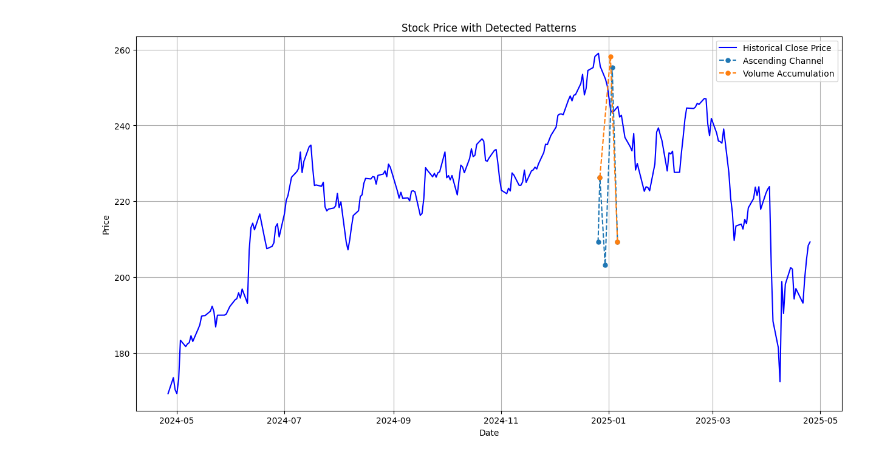
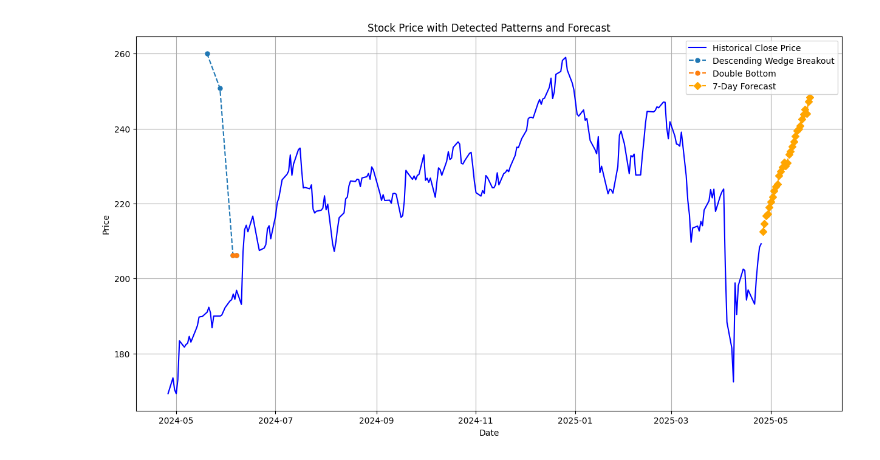
Before and after one commit to jsnthung/pelican-predict, a Jupyter notebook: backend/src/technical_analysis/stock_visualizations.ipynb, the cells around one changed output. Saved outputs shown, nothing was run; the diff lists cells and outputs as text; code cells hidden in the pictures.

```diff
--- a/backend/src/technical_analysis/stock_visualizations.ipynb
+++ b/backend/src/technical_analysis/stock_visualizations.ipynb
@@ -24,44 +24,61 @@ history_df["timestamp"] = pd.to_datetime(history_df["timestamp"], errors="coerce
 history_df = history_df.dropna(subset=["timestamp"])
 
 # 5. Load the latest forecast
-latest_forecast = collection_forecast.find().sort("timestamp", -1).limit(1)[0]["forecast"]
+latest_forecast_doc = collection_forecast.find().sort("timestamp", -1).limit(1)[0]
+latest_forecast = latest_forecast_doc["forecast"]
+weekly_forecast = latest_forecast.get("weekly_forecast", [])
 
 # 6. Create figure
 plt.figure(figsize=(15, 8))
 
 # 7. Plot historical close prices
 plt.plot(history_df["timestamp"], history_df["close"], label="Historical Close Price", color="blue")
 
-# 8. Plot detected patterns (connect supporting points)
-for pattern in latest_forecast["detected_patterns"]:
+# 8. Plot detected patterns (connect supporting points properly)
+for pattern in latest_forecast.get("detected_patterns", []):
     pattern_name = pattern["pattern_name"]
     dates = []
     prices = []
 
     for point in pattern["supporting_points"]:
         try:
             day = pd.to_datetime(point["day"], errors="coerce")
-            price = point["price"]
+            if point["type"] == "high":
+                price = point["high"]
+            elif point["type"] == "low":
+                price = point["low"]
+            else:
+                continue
+
             if pd.notnull(day):
                 dates.append(day)
                 prices.append(price)
             else:
                 print(f"⚠️ Skipping invalid date: {point['day']}")
         except Exception as e:
             print(f"⚠️ Skipping invalid point: {e}")
 
-    # Sort points by date
     if dates and prices:
         dates, prices = zip(*sorted(zip(dates, prices)))
-        # Plot connected points with dashed line
         plt.plot(dates, prices, label=f"{pattern_name}", linestyle="--", marker="o", markersize=5)
 
-# 9. Final plot adjustments
-plt.title("Stock Price with Detected Patterns")
+# 9. Plot forecasted 7 days
+if weekly_forecast:
+    forecast_dates = pd.date_range(
+        start=history_df["timestamp"].max() + pd.Timedelta(days=1),
+        periods=len(weekly_forecast),
+        freq="D"
+    )
+    forecast_close_prices = [day["close"] for day in weekly_forecast]
+
+    plt.plot(forecast_dates, forecast_close_prices, label="7-Day Forecast", linestyle="--", color="orange", marker="D")
+
+# 10. Final plot adjustments
+plt.title("Stock Price with Detected Patterns and Forecast")
 plt.xlabel("Date")
 plt.ylabel("Price")
 plt.legend()
 plt.grid(True)
 plt.show()
 # %% [output]
-[figure, old version]
+[figure, new version]
```
Also changed, not shown: 1 other file.
